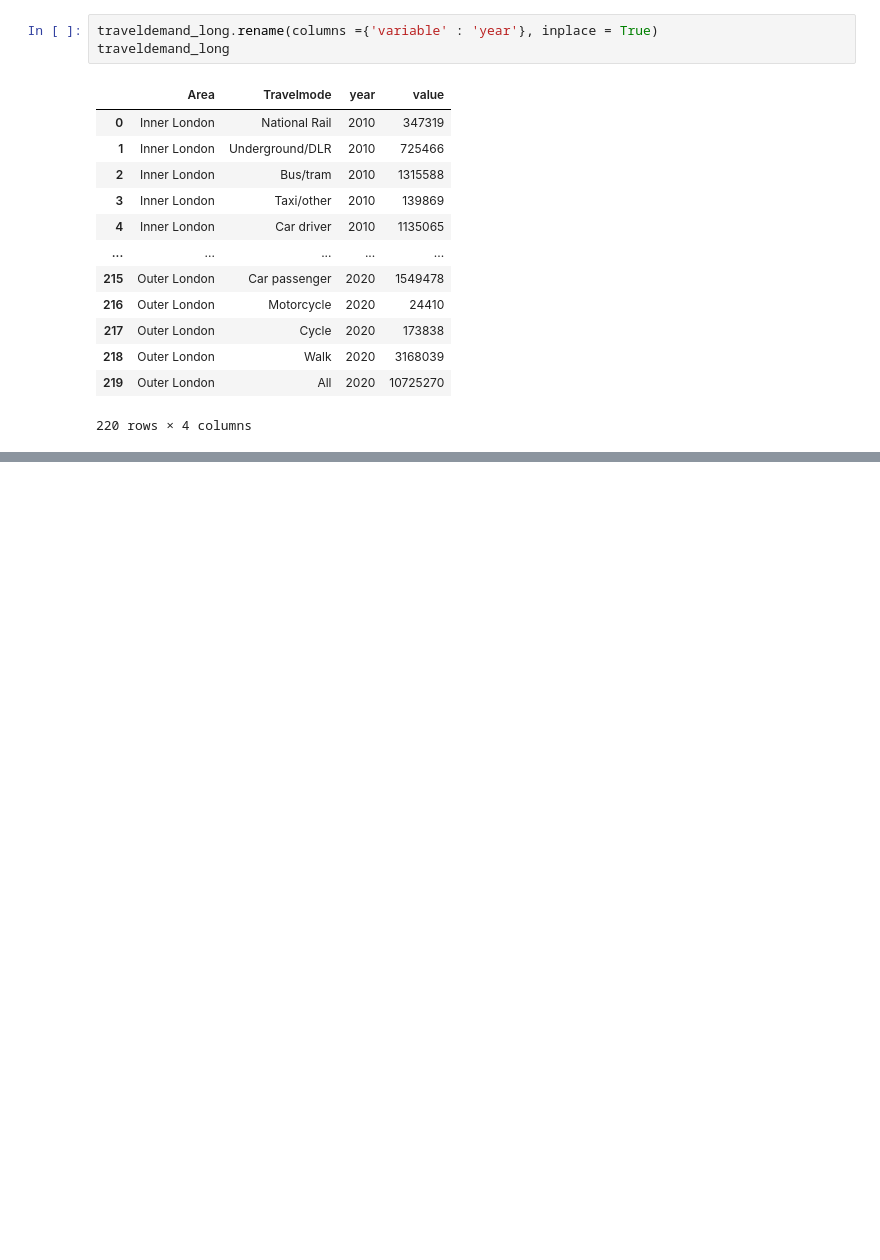
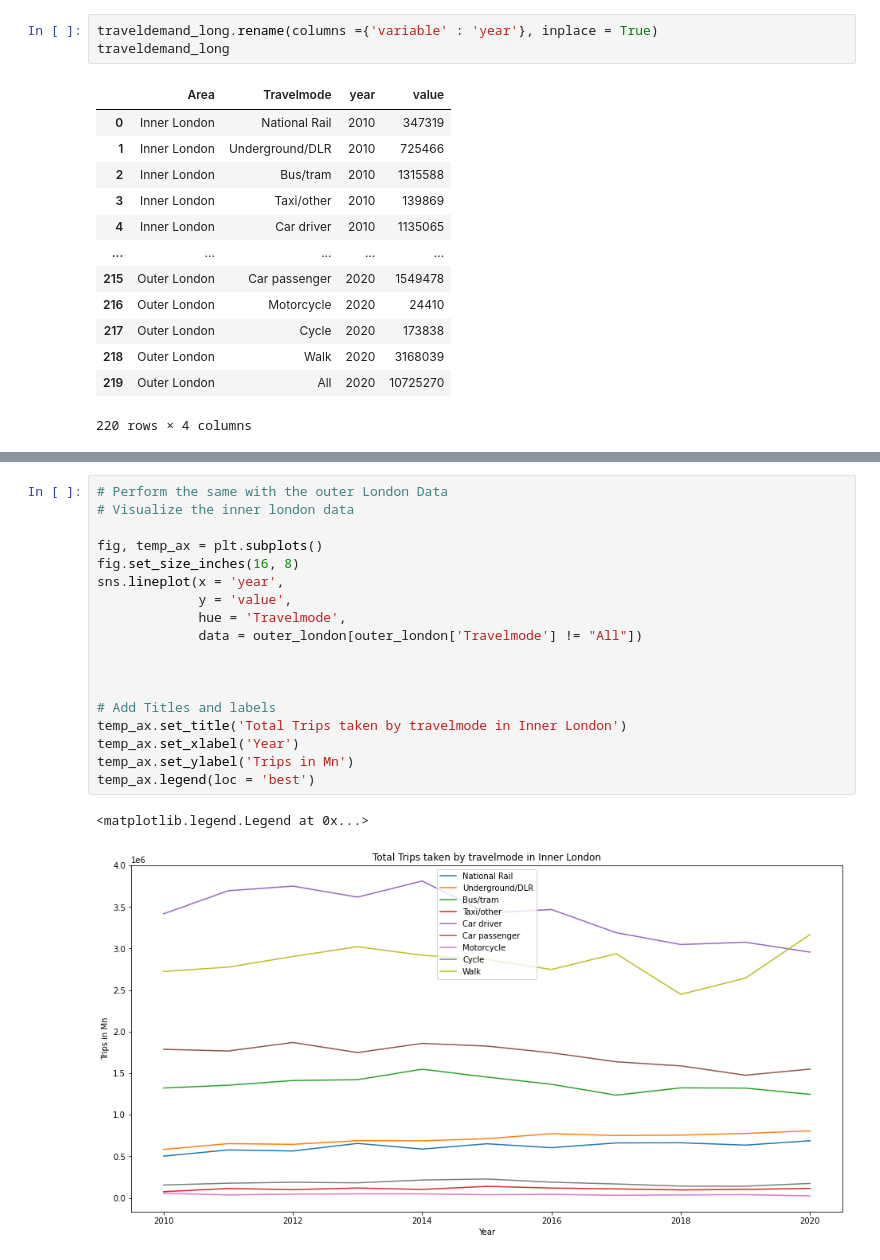
Before and after one commit to PatKang/LSE_DreamTeam, a Jupyter notebook: Trends_Travelmode.ipynb, the cells around one changed output, grey strips where cells are left out. Cells and saved outputs as stored; diff of their text form; blank space fills up the shorter version.

```diff
--- a/Trends_Travelmode.ipynb
+++ b/Trends_Travelmode.ipynb
@@ -67,0 +122,21 @@ traveldemand_long
+# %%
+# Perform the same with the outer London Data
+# Visualize the inner london data
+
+fig, temp_ax = plt.subplots()
+fig.set_size_inches(16, 8)
+sns.lineplot(x = 'year',
+             y = 'value',
+             hue = 'Travelmode',
+             data = outer_london[outer_london['Travelmode'] != "All"])
+
+
+
+# Add Titles and labels
+temp_ax.set_title('Total Trips taken by travelmode in Inner London')
+temp_ax.set_xlabel('Year')
+temp_ax.set_ylabel('Trips in Mn')
+temp_ax.legend(loc = 'best')
+# %% [output]
+<matplotlib.legend.Legend at 0x...>
+[figure, added]
```
Also changed, not shown: parts of 3 cells of this notebook.
